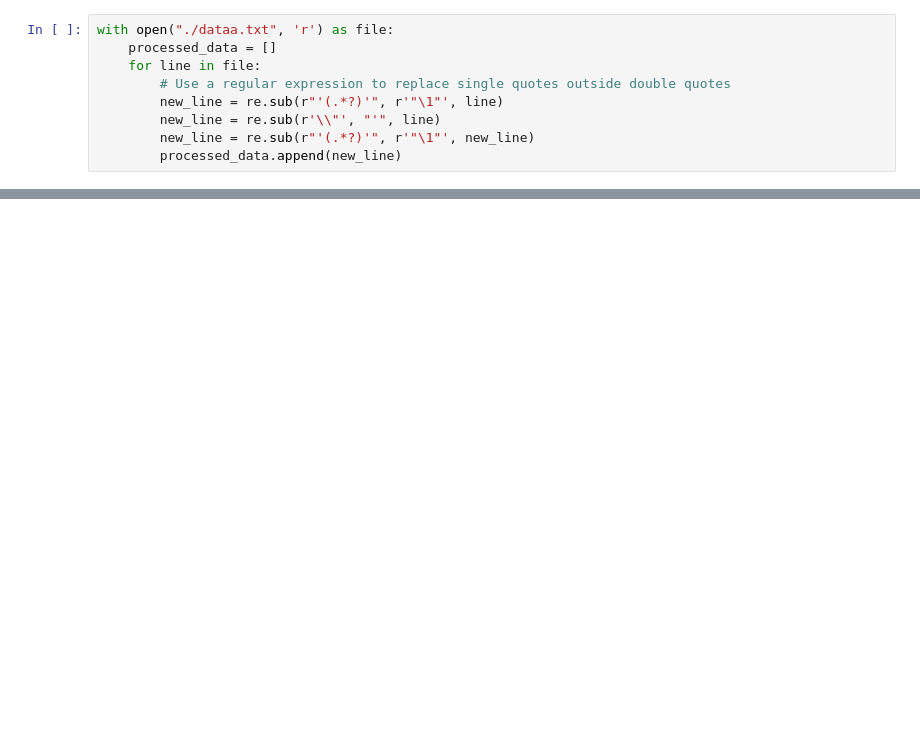
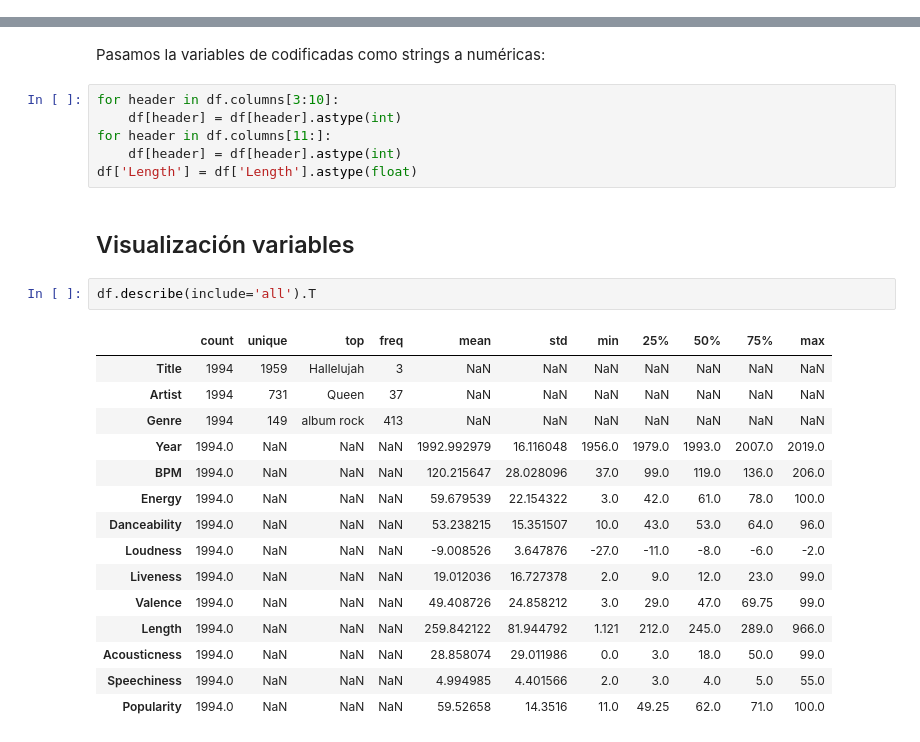
Before and after one commit to ericryhr/APA-PRACTICA, a Jupyter notebook: evaluacion.ipynb, the cells around one changed output, grey strips where cells are left out. Cells and saved outputs as stored; diff of their text form; blank space fills up the shorter version.

```diff
--- a/evaluacion.ipynb
+++ b/evaluacion.ipynb
@@ -21,9 +0,0 @@ data = pd.read_csv("./data-original.csv", sep=';', index_col=0)
-# %%
-with open("./dataa.txt", 'r') as file:
-    processed_data = []
-    for line in file:
-        # Use a regular expression to replace single quotes outside double quotes
-        new_line = re.sub(r"'(.*?)'", r'"\1"', line)
-        new_line = re.sub(r'\\"', "'", line)
-        new_line = re.sub(r"'(.*?)'", r'"\1"', new_line)
-        processed_data.append(new_line)
@@ -75,0 +32,28 @@ data[0:50]
+# %% [markdown]
+Pasamos la variables de codificadas como strings a numéricas:
+# %%
+for header in df.columns[3:10]:
+    df[header] = df[header].astype(int)
+for header in df.columns[11:]:
+    df[header] = df[header].astype(int)
+df['Length'] = df['Length'].astype(float)
+# %% [markdown]
+## Visualización variables
+# %%
+df.describe(include='all').T
+# %% [output]
+|  | count | unique | top | freq | mean | std | min | 25% | 50% | 75% | max |
+| Title | 1994 | 1959 | Hallelujah | 3 | NaN | NaN | NaN | NaN | NaN | NaN | NaN |
+| Artist | 1994 | 731 | Queen | 37 | NaN | NaN | NaN | NaN | NaN | NaN | NaN |
+| Genre | 1994 | 149 | album rock | 413 | NaN | NaN | NaN | NaN | NaN | NaN | NaN |
+| Year | 1994.0 | NaN | NaN | NaN | 1992.992979 | 16.116048 | 1956.0 | 1979.0 | 1993.0 | 2007.0 | 2019.0 |
+| BPM | 1994.0 | NaN | NaN | NaN | 120.215647 | 28.028096 | 37.0 | 99.0 | 119.0 | 136.0 | 206.0 |
+| Energy | 1994.0 | NaN | NaN | NaN | 59.679539 | 22.154322 | 3.0 | 42.0 | 61.0 | 78.0 | 100.0 |
+| Danceability | 1994.0 | NaN | NaN | NaN | 53.238215 | 15.351507 | 10.0 | 43.0 | 53.0 | 64.0 | 96.0 |
+| Loudness | 1994.0 | NaN | NaN | NaN | -9.008526 | 3.647876 | -27.0 | -11.0 | -8.0 | -6.0 | -2.0 |
+| Liveness | 1994.0 | NaN | NaN | NaN | 19.012036 | 16.727378 | 2.0 | 9.0 | 12.0 | 23.0 | 99.0 |
+| Valence | 1994.0 | NaN | NaN | NaN | 49.408726 | 24.858212 | 3.0 | 29.0 | 47.0 | 69.75 | 99.0 |
+| Length | 1994.0 | NaN | NaN | NaN | 259.842122 | 81.944792 | 1.121 | 212.0 | 245.0 | 289.0 | 966.0 |
+| Acousticness | 1994.0 | NaN | NaN | NaN | 28.858074 | 29.011986 | 0.0 | 3.0 | 18.0 | 50.0 | 99.0 |
+| Speechiness | 1994.0 | NaN | NaN | NaN | 4.994985 | 4.401566 | 2.0 | 3.0 | 4.0 | 5.0 | 55.0 |
+| Popularity | 1994.0 | NaN | NaN | NaN | 59.52658 | 14.3516 | 11.0 | 49.25 | 62.0 | 71.0 | 100.0 |
```
Also changed, not shown: parts of 15 cells of this notebook.
